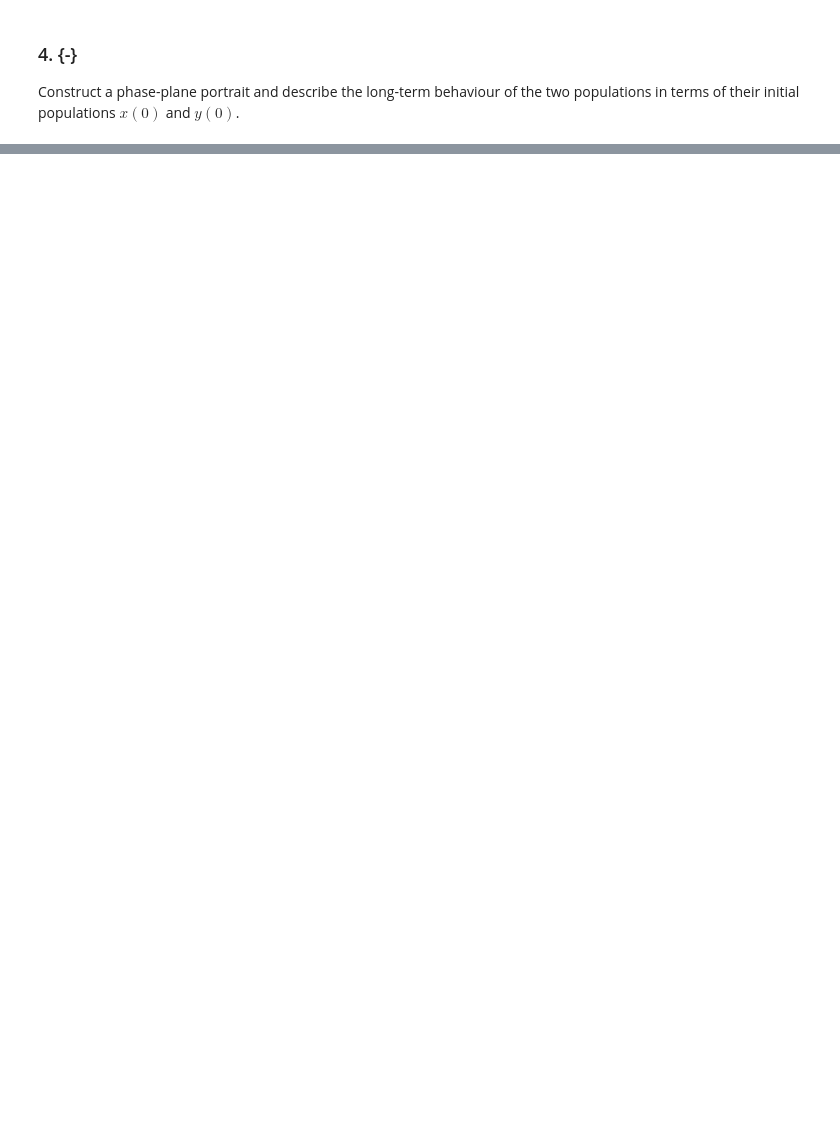
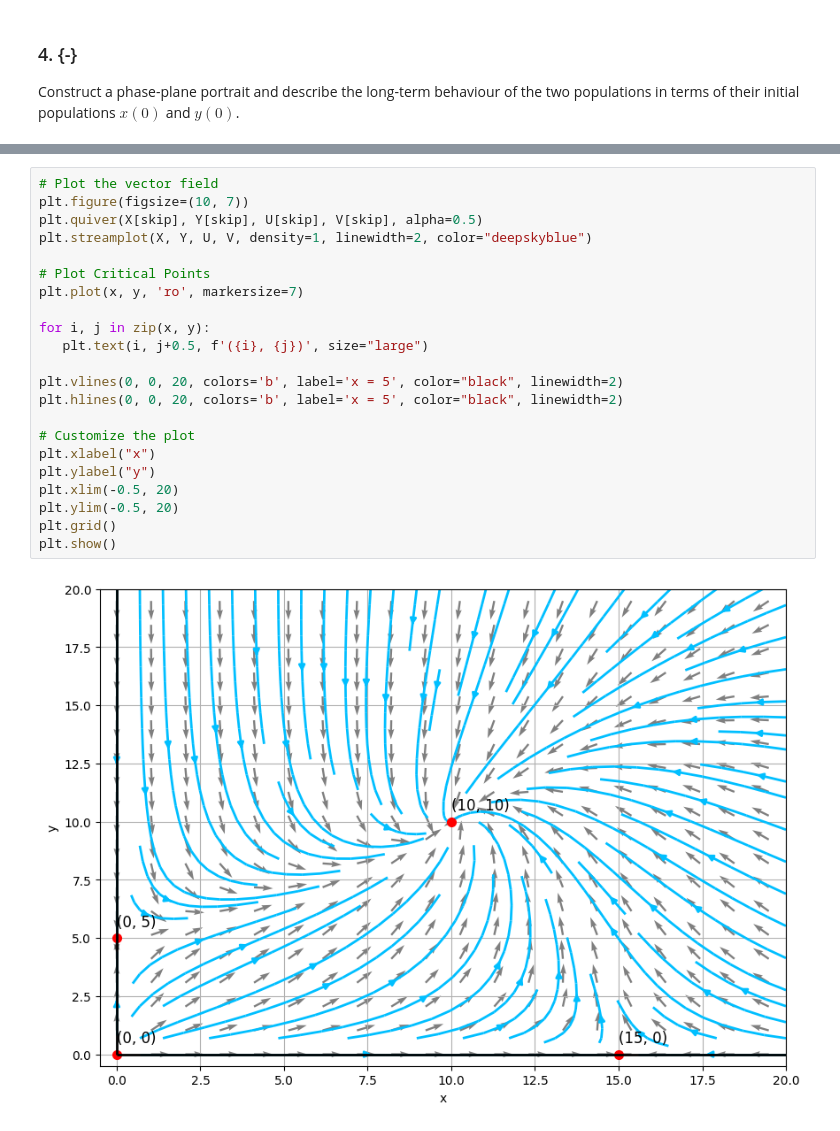
Before and after one commit to Khanrik/UniFolder, a Jupyter notebook: 3. Semester/Differentialligninger/Afleveringer/Aflevering 3/Assignment 3.ipynb, the cells around one changed output, grey strips where cells are left out. Drawn from its saved outputs; the diff is of its cells as text; blank space fills up the shorter version.

```diff
--- a/3. Semester/Differentialligninger/Afleveringer/Aflevering 3/Assignment 3.ipynb
+++ b/3. Semester/Differentialligninger/Afleveringer/Aflevering 3/Assignment 3.ipynb
@@ -570,0 +761,24 @@ Construct a phase-plane portrait and describe the long-term behaviour of the two
+# %%
+# Plot the vector field
+plt.figure(figsize=(10, 7))
+plt.quiver(X[skip], Y[skip], U[skip], V[skip], alpha=0.5)
+plt.streamplot(X, Y, U, V, density=1, linewidth=2, color="deepskyblue")
+
+# Plot Critical Points
+plt.plot(x, y, 'ro', markersize=7)
+
+for i, j in zip(x, y):
+   plt.text(i, j+0.5, f'({i}, {j})', size="large")
+
+plt.vlines(0, 0, 20, colors='b', label='x = 5', color="black", linewidth=2)
+plt.hlines(0, 0, 20, colors='b', label='x = 5', color="black", linewidth=2)
+
+# Customize the plot
+plt.xlabel("x")
+plt.ylabel("y")
+plt.xlim(-0.5, 20)
+plt.ylim(-0.5, 20)
+plt.grid()
+plt.show()
+# %% [output]
+[figure, added]
```
Also changed, not shown: parts of 28 cells of this notebook.
